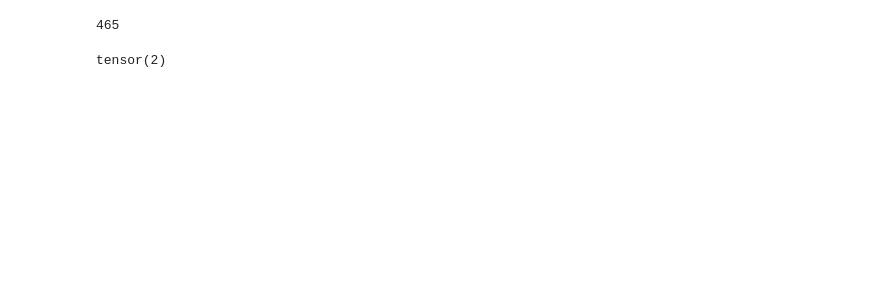
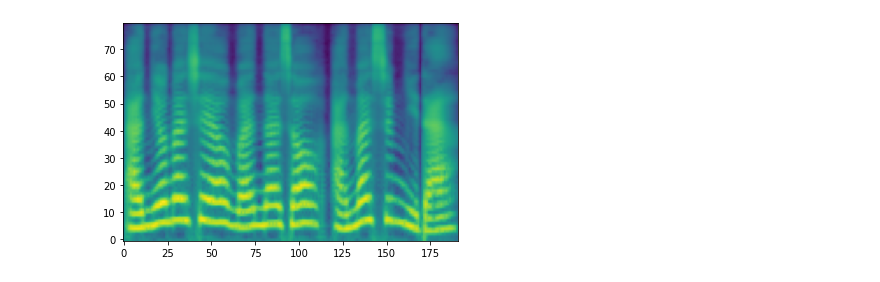
Before and after one commit to choiHkk/JETS, a Jupyter notebook: _note.ipynb, the cells around one changed output. Drawn from its saved outputs; the diff is of its cells as text; code cells hidden in the pictures; blank space fills up the shorter version.

```diff
--- a/_note.ipynb
+++ b/_note.ipynb
@@ -1,7 +1,8 @@
 # %%
 # !pip install torch==1.7.1+cu110 torchvision==0.8.2+cu110 torchaudio==0.7.2 -f https://download.pytorch.org/whl/torch_stable.html
 # %%
-from model.hifigan.env import AttrDict
+from utils.model import get_model
+from utils.tools import AttrDict
 import easydict
 import torch
 import yaml
@@ -10,9 +11,10 @@ import json
 device = torch.device('cpu')
 
 args = easydict.EasyDict()
+args['restore_step'] = 36000
 args['preprocess_config'] = './config/kss/preprocess.yaml'
 args['synthesizer_config'] = './config/kss/model.yaml'
-args['generator_config'] = './model/hifigan/config_v1.json'
+args['generator_config'] = './config/kss/config_v1.json'
 args['train_config'] = './config/kss/train.yaml'
 
 preprocess_config = yaml.load(open(args.preprocess_config, "r"), Loader=yaml.FullLoader)
@@ -23,7 +25,5 @@ with open(args.generator_config, "r", encoding='utf8') as j:
     generator_config = AttrDict(generator_config)
 
 configs = (preprocess_config, [synthesizer_config, generator_config], train_config)
+
+model = get_model(args, configs, device)
-# %%
-from model.jets import JETSSynthesizer
-
-model = JETSSynthesizer(*configs)
@@ -36,10 +29,0 @@ for p in model.parameters():
-# %%
-cnt
-# %% [output]
-465
-# %%
-a = torch.BoolTensor([True,True,False])
-
-a.sum()
-# %% [output]
-tensor(2)
@@ -45,0 +56,35 @@ tensor(2)
+# %%
+speaker_ids = get_speaker_ids('./preprocessed_data/kss/speakers.json')
+speaker = 'kss'
+sentence = '안녕하세요? 만나서 반갑습니다'
+
+pairs = to_device_inference(
+    get_pairs(speaker, sentence, speaker_ids, preprocess_config),
+    device
+)
+
+controls = {
+    'p_control': 1.0,
+    'e_control': 1.0,
+    'd_control': 1.0
+}
+# %%
+from data_utils import AudioTextProcessor
+import matplotlib.pyplot as plt
+import IPython.display as ipd
+%matplotlib inline
+processor = AudioTextProcessor(preprocess_config)
+hop_size = processor.preprocess_config["preprocessing"]["stft"]["hop_length"]
+
+output_gen = model(*(pairs), gen=True)
+wav_gen, wav_gen_len = output_gen[0], output_gen[9][0].item() * hop_size
+wav_gen = wav_gen[0,0,:wav_gen_len]
+mel_gen = processor.get_mel_energy(wav_gen.detach().cpu().numpy())[0]
+
+plt.imshow(mel_gen, origin='lower', aspect='auto')
+plt.show()
+
+sr = preprocess_config['preprocessing']['audio']['sampling_rate']
+display(ipd.Audio(wav_gen.detach().cpu().numpy(), rate=sr, normalize=False, autoplay=False))
+# %% [output]
+[figure, added]
```
Also changed, not shown: parts of 3 cells of this notebook, 3 other files.
